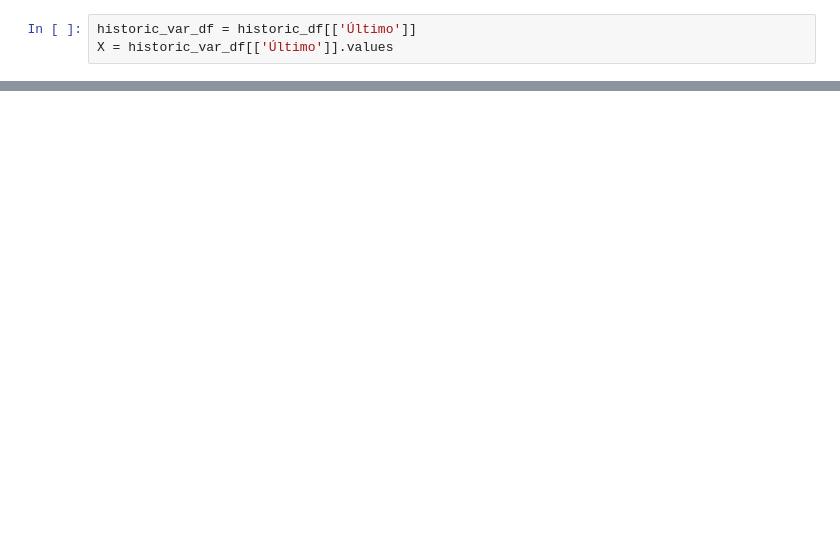
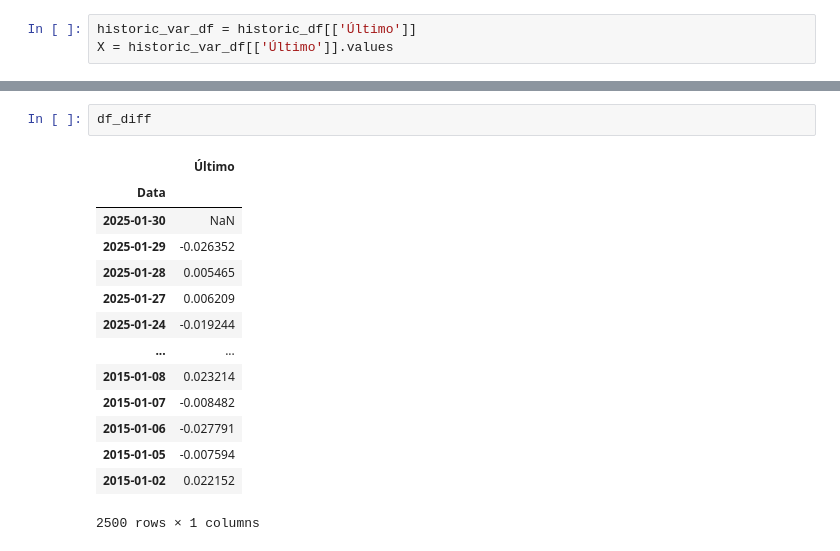
Before and after one commit to luishrufino/previsao_ibovespa, a Jupyter notebook: Machine Code.ipynb, the cells around one changed output, grey strips where cells are left out. Drawn from its saved outputs; the diff is of its cells as text; blank space fills up the shorter version.

```diff
--- a/Machine Code.ipynb
+++ b/Machine Code.ipynb
@@ -162,0 +174,17 @@ lag_pacf
+# %%
+df_diff
+# %% [output]
+|  | Último |
+| Data |  |
+| 2025-01-30 | NaN |
+| 2025-01-29 | -0.026352 |
+| 2025-01-28 | 0.005465 |
+| 2025-01-27 | 0.006209 |
+| 2025-01-24 | -0.019244 |
+| ... | ... |
+| 2015-01-08 | 0.023214 |
+| 2015-01-07 | -0.008482 |
+| 2015-01-06 | -0.027791 |
+| 2015-01-05 | -0.007594 |
+| 2015-01-02 | 0.022152 |
+2500 rows × 1 columns
```
Also changed, not shown: parts of 14 cells of this notebook, 1 other file.
